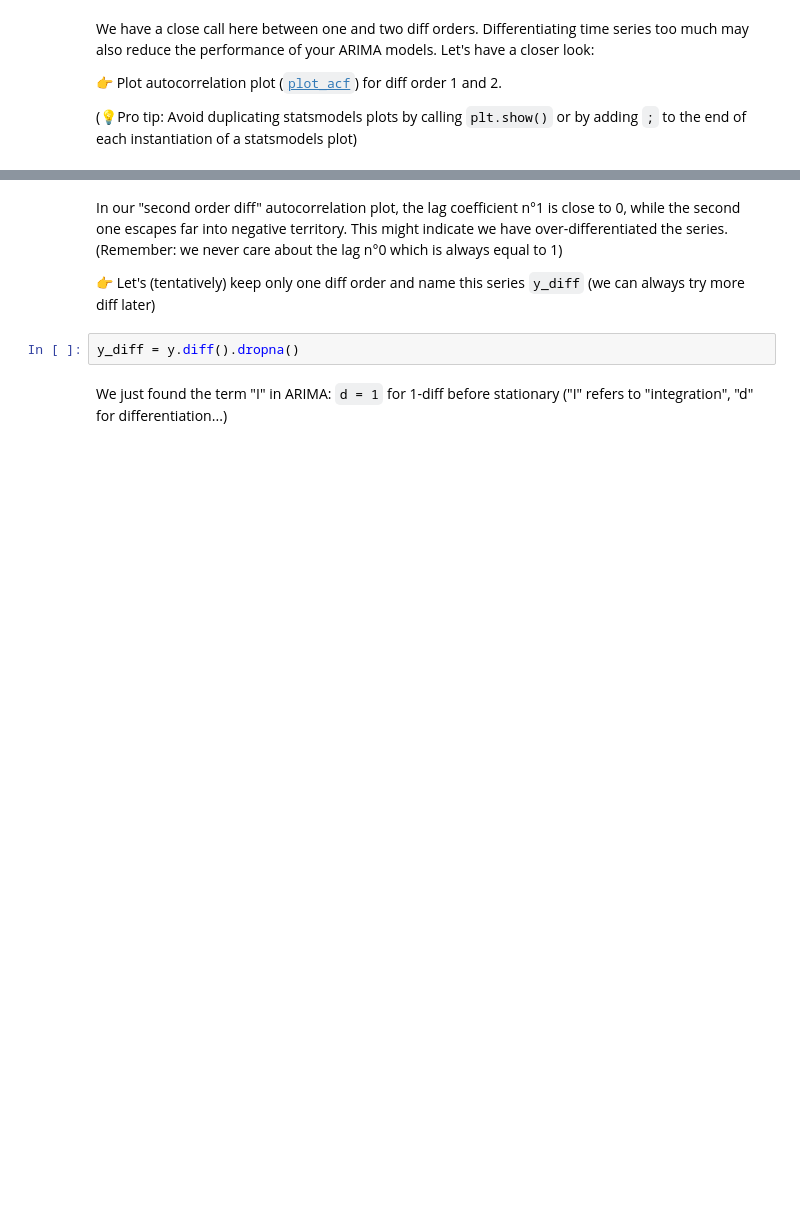
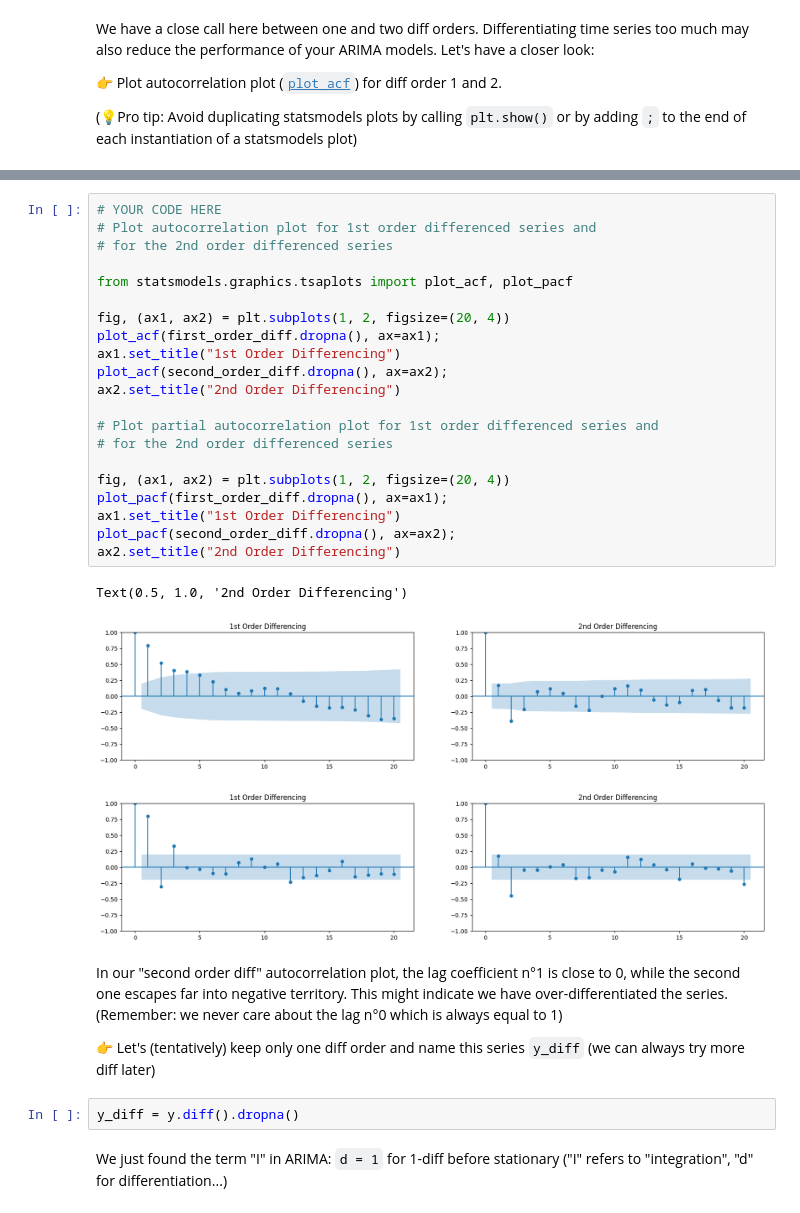
Before and after one commit to tanushrin/data-arima, a Jupyter notebook: arima.ipynb, the cells around one changed output, grey strips where cells are left out. Cells and saved outputs as stored; diff of their text form; blank space fills up the shorter version.

```diff
--- a/arima.ipynb
+++ b/arima.ipynb
@@ -67,3 +124,28 @@ We have a close call here between one and two diff orders. Differentiating time
+# %%
+# YOUR CODE HERE
+# Plot autocorrelation plot for 1st order differenced series and
+# for the 2nd order differenced series
+
+from statsmodels.graphics.tsaplots import plot_acf, plot_pacf
+
+fig, (ax1, ax2) = plt.subplots(1, 2, figsize=(20, 4))
+plot_acf(first_order_diff.dropna(), ax=ax1);
+ax1.set_title("1st Order Differencing")
+plot_acf(second_order_diff.dropna(), ax=ax2);
+ax2.set_title("2nd Order Differencing")
+
+# Plot partial autocorrelation plot for 1st order differenced series and
+# for the 2nd order differenced series
+
+fig, (ax1, ax2) = plt.subplots(1, 2, figsize=(20, 4))
+plot_pacf(first_order_diff.dropna(), ax=ax1);
+ax1.set_title("1st Order Differencing")
+plot_pacf(second_order_diff.dropna(), ax=ax2);
+ax2.set_title("2nd Order Differencing")
+# %% [output]
+Text(0.5, 1.0, '2nd Order Differencing')
+[figure, added]
+[figure, added]
 # %% [markdown]
 In our "second order diff" autocorrelation plot, the lag coefficient n°1 is close to 0, while the second one escapes far into negative territory. This might indicate we have over-differentiated the series. (Remember: we never care about the lag n°0 which is always equal to 1)
 
```
Also changed, not shown: parts of 36 cells of this notebook.
